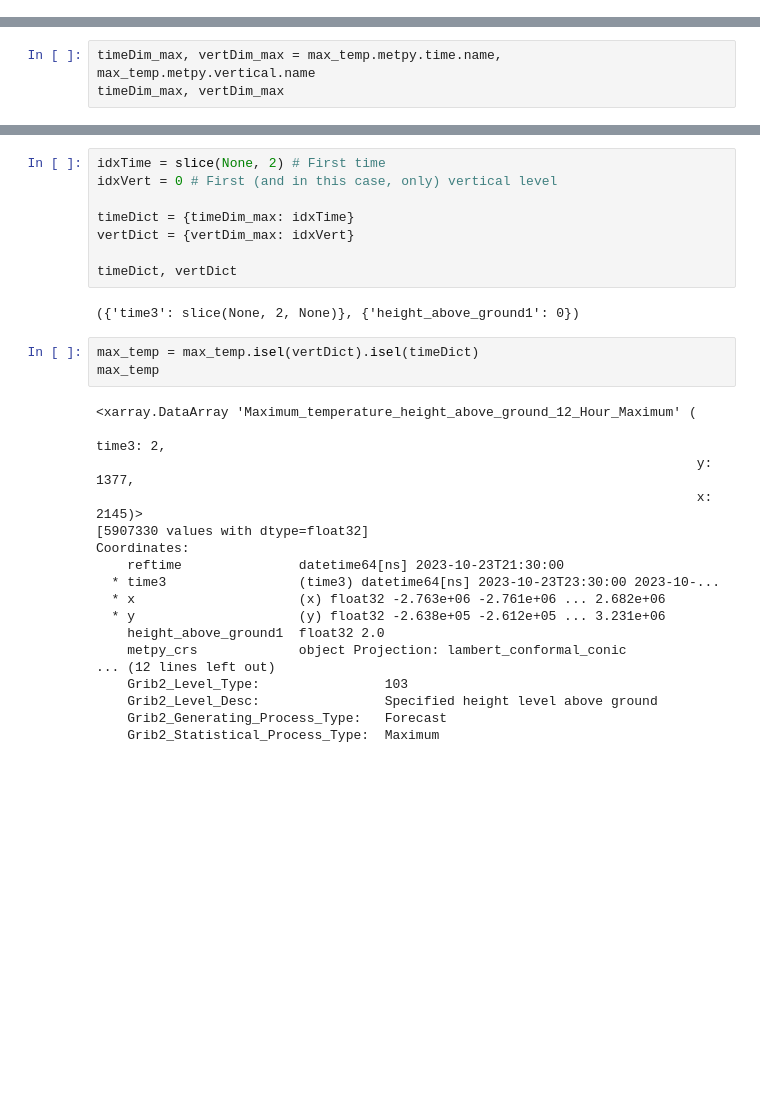
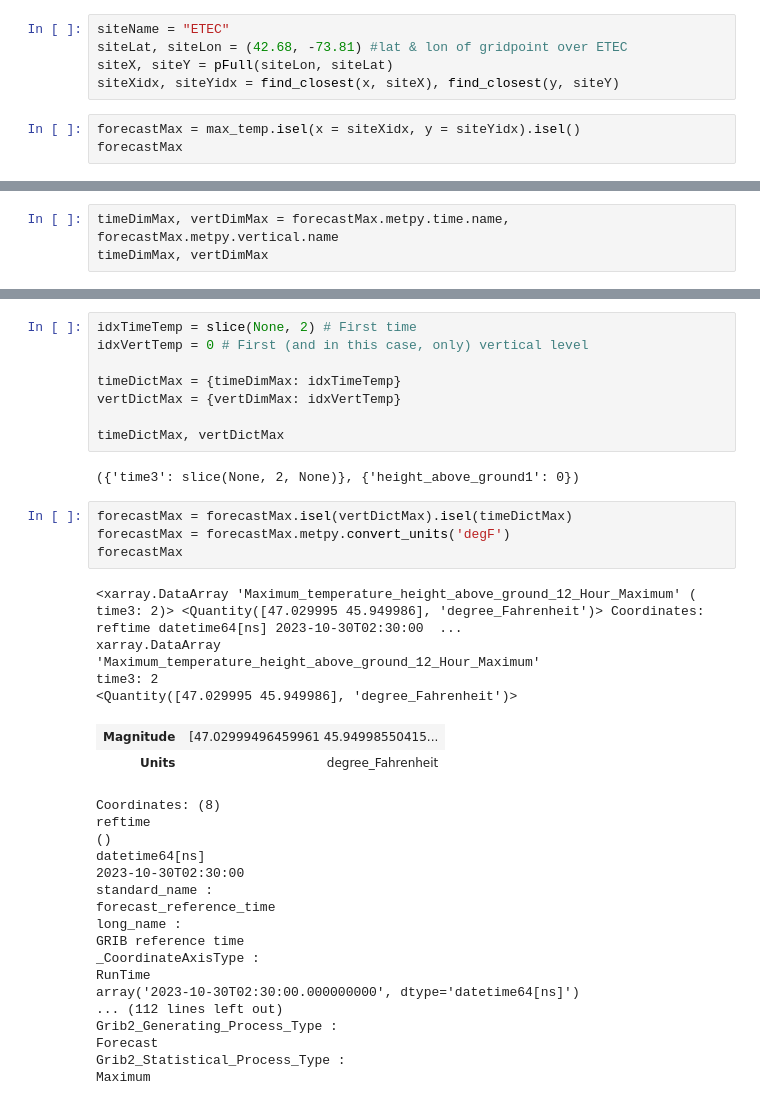
Before and after one commit to ktyle/DAESWeb, a Jupyter notebook: Forecast.ipynb, the cells around one changed output, grey strips where cells are left out. Saved outputs shown, nothing was run; the diff lists cells and outputs as text; blank space fills up the shorter version.

Commit message:
Working simple text forecast

```diff
--- a/Forecast.ipynb
+++ b/Forecast.ipynb
@@ -93,0 +69,8 @@ Coordinates:
+# %%
+siteName = "ETEC"
+siteLat, siteLon = (42.68, -73.81) #lat & lon of gridpoint over ETEC
+siteX, siteY = pFull(siteLon, siteLat)
+siteXidx, siteYidx = find_closest(x, siteX), find_closest(y, siteY)
+# %%
+forecastMax = max_temp.isel(x = siteXidx, y = siteYidx).isel()
+forecastMax
@@ -94,38 +95,46 @@ Coordinates:
 # %%
-timeDim_max, vertDim_max = max_temp.metpy.time.name, max_temp.metpy.vertical.name
-timeDim_max, vertDim_max
+timeDimMax, vertDimMax = forecastMax.metpy.time.name, forecastMax.metpy.vertical.name
+timeDimMax, vertDimMax
 # %% [output]
 ('time3', 'height_above_ground1')
 # %%
-idxTime = slice(None, 2) # First time
-idxVert = 0 # First (and in this case, only) vertical level
+idxTimeTemp = slice(None, 2) # First time
+idxVertTemp = 0 # First (and in this case, only) vertical level
 
-timeDict = {timeDim_max: idxTime}
-vertDict = {vertDim_max: idxVert}
+timeDictMax = {timeDimMax: idxTimeTemp}
+vertDictMax = {vertDimMax: idxVertTemp}
 
-timeDict, vertDict
+timeDictMax, vertDictMax
 # %% [output]
 ({'time3': slice(None, 2, None)}, {'height_above_ground1': 0})
 # %%
-max_temp = max_temp.isel(vertDict).isel(timeDict)
-max_temp
+forecastMax = forecastMax.isel(vertDictMax).isel(timeDictMax)
+forecastMax = forecastMax.metpy.convert_units('degF')
+forecastMax
 # %% [output]
-<xarray.DataArray 'Maximum_temperature_height_above_ground_12_Hour_Maximum' (
-                                                                             time3: 2,
-                                                                             y: 1377,
-                                                                             x: 2145)>
-[5907330 values with dtype=float32]
-Coordinates:
-    reftime               datetime64[ns] 2023-10-23T21:30:00
-  * time3                 (time3) datetime64[ns] 2023-10-23T23:30:00 2023-10-...
-  * x                     (x) float32 -2.763e+06 -2.761e+06 ... 2.682e+06
-  * y                     (y) float32 -2.638e+05 -2.612e+05 ... 3.231e+06
-    height_above_ground1  float32 2.0
-    metpy_crs             object Projection: lambert_conformal_conic
-... (12 lines left out)
-    Grib2_Level_Type:                103
-    Grib2_Level_Desc:                Specified height level above ground
-    Grib2_Generating_Process_Type:   Forecast
-    Grib2_Statistical_Process_Type:  Maximum
+<xarray.DataArray 'Maximum_temperature_height_above_ground_12_Hour_Maximum' ( time3: 2)> <Quantity([47.029995 45.949986], 'degree_Fahrenheit')> Coordinates: reftime datetime64[ns] 2023-10-30T02:30:00  ...
+xarray.DataArray
+'Maximum_temperature_height_above_ground_12_Hour_Maximum'
+time3: 2
+<Quantity([47.029995 45.949986], 'degree_Fahrenheit')>
+| Magnitude | [47.02999496459961 45.94998550415... |
+| Units | degree_Fahrenheit |
+Coordinates: (8)
+reftime
+()
+datetime64[ns]
+2023-10-30T02:30:00
+standard_name :
+forecast_reference_time
+long_name :
+GRIB reference time
+_CoordinateAxisType :
+RunTime
+array('2023-10-30T02:30:00.000000000', dtype='datetime64[ns]')
+... (112 lines left out)
+Grib2_Generating_Process_Type :
+Forecast
+Grib2_Statistical_Process_Type :
+Maximum
 # %%
 min_temp = ds.Minimum_temperature_height_above_ground_12_Hour_Minimum
```
Also changed, not shown: parts of 24 cells of this notebook.
